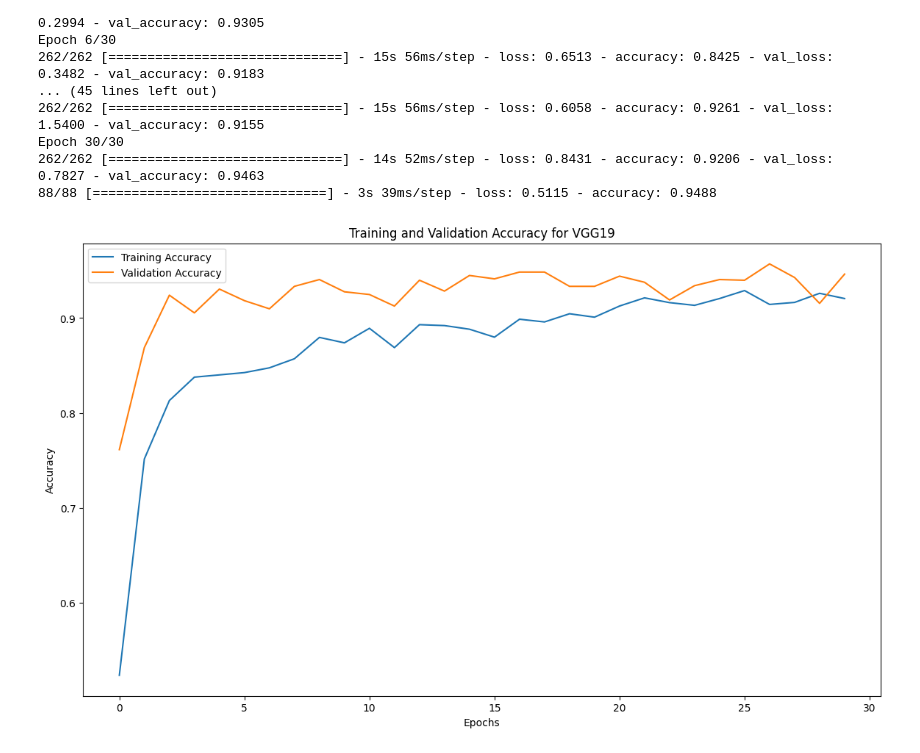
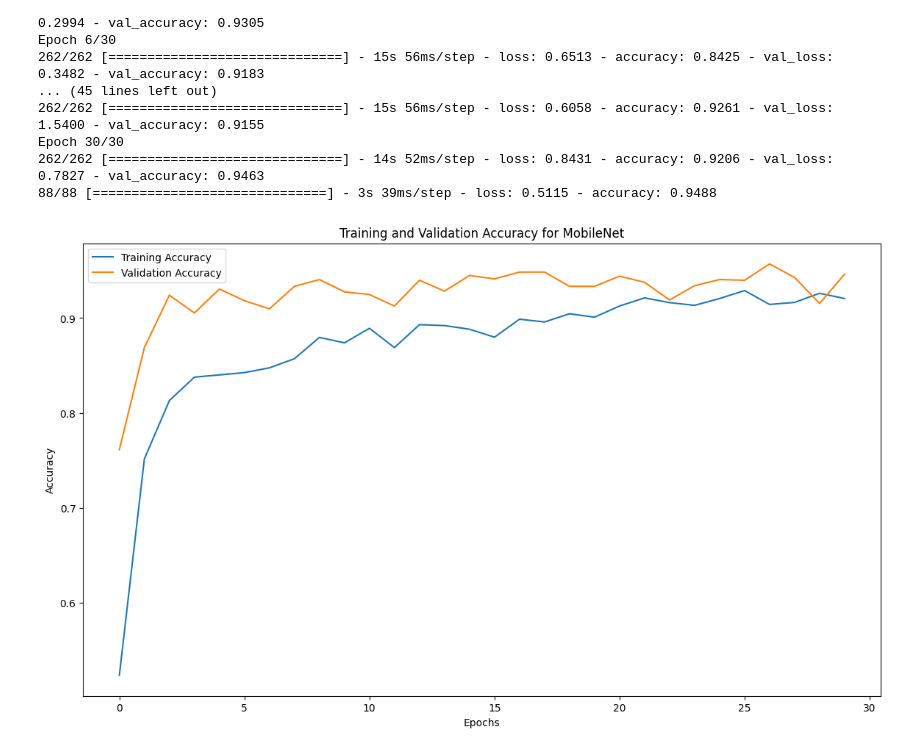
Before and after one commit to eursamajor/Aksara, a Jupyter notebook: Bali_MobileNet.ipynb, the cells around one changed output. Drawn from its saved outputs; the diff is of its cells as text; code cells hidden in the pictures.

```diff
--- a/Bali_MobileNet.ipynb
+++ b/Bali_MobileNet.ipynb
@@ -126,13 +126,13 @@ Epoch 30/30
 # %%
 # Plotting Accuracy and Validation Accuracy
 plt.figure(figsize=(14, 8))
 plt.plot(history.history['accuracy'], label="Training Accuracy")
 plt.plot(history.history['val_accuracy'], label="Validation Accuracy")
 plt.xlabel('Epochs')
 plt.ylabel('Accuracy')
 plt.legend()
-plt.title('Training and Validation Accuracy for VGG19')
+plt.title('Training and Validation Accuracy for MobileNet')
 plt.grid(False)
 plt.show()
 # %% [output]
-[figure, old version]
+[figure, new version]
```
